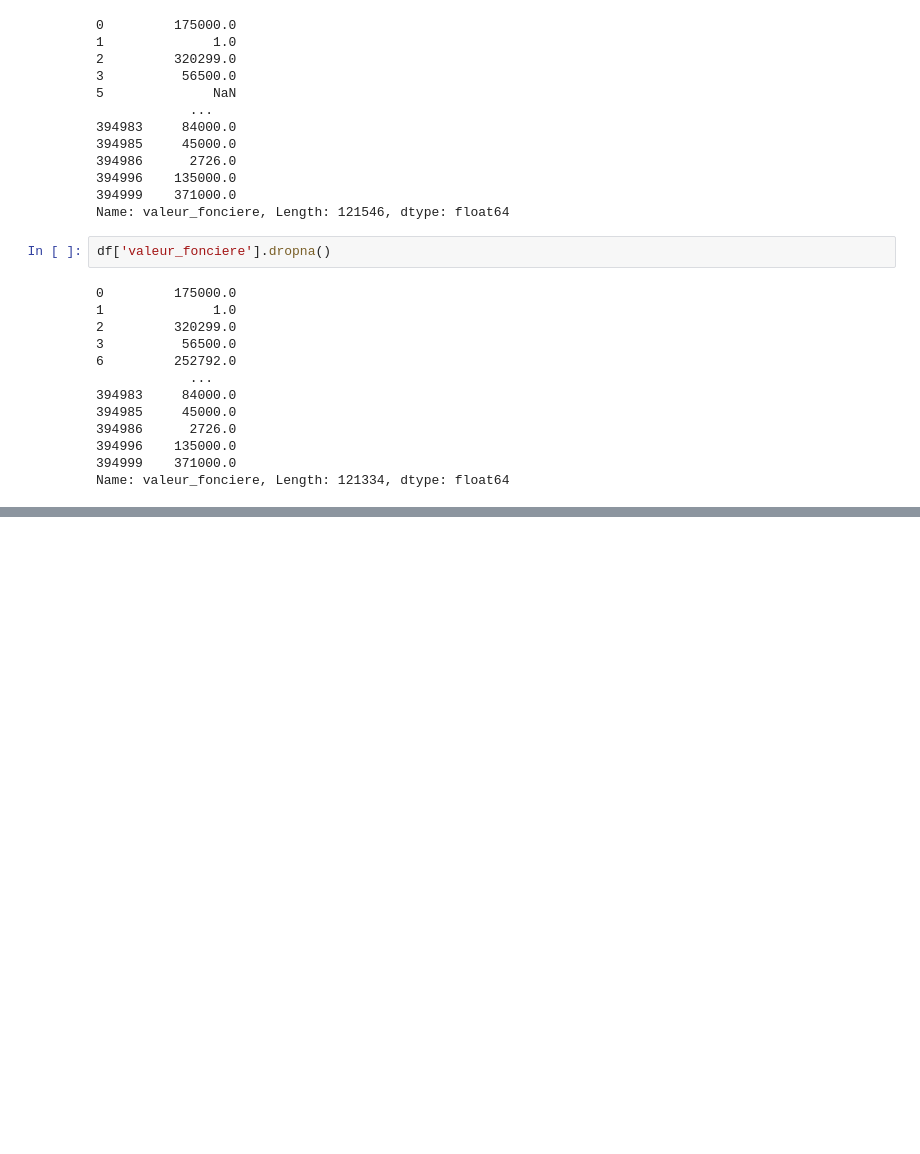
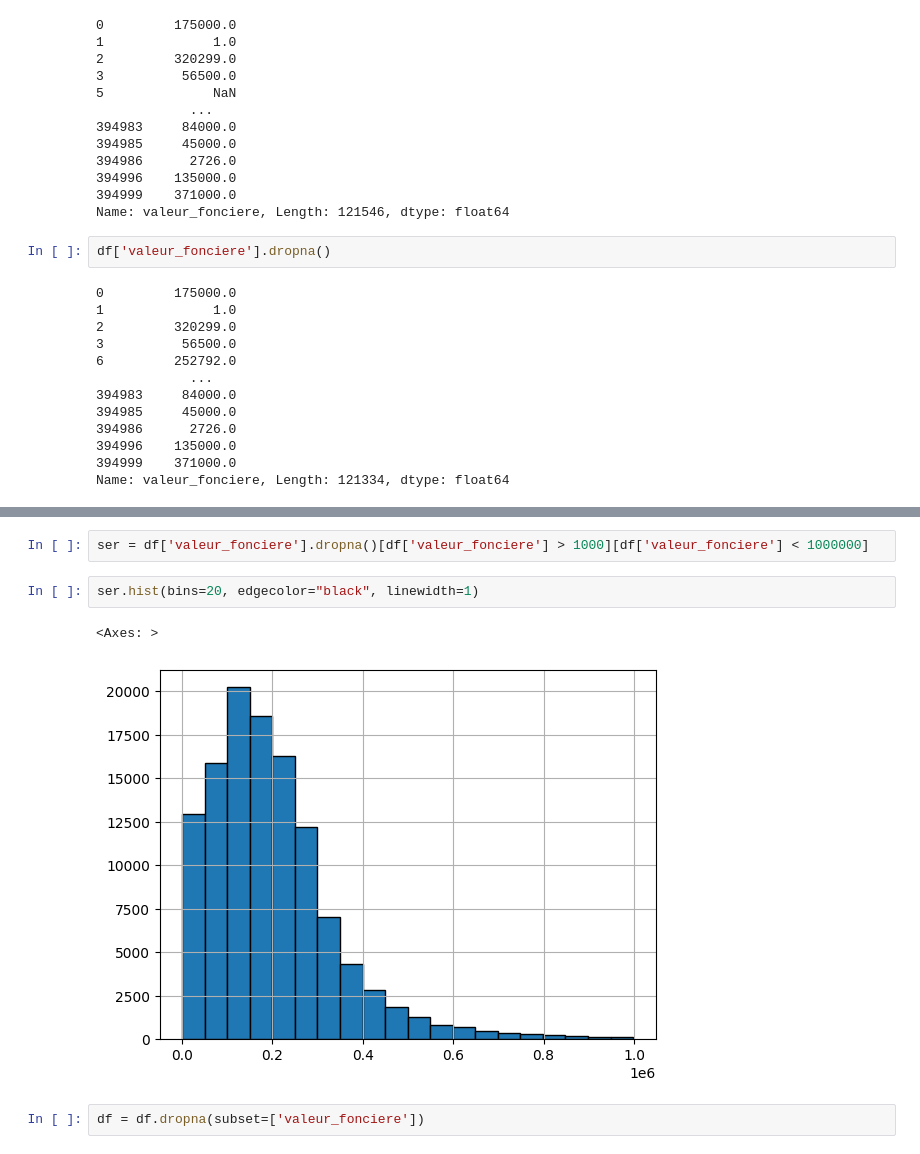
Before and after one commit to anatolethien/immo, a Jupyter notebook: lab.ipynb, the cells around one changed output, grey strips where cells are left out. Cells and saved outputs as stored; diff of their text form; blank space fills up the shorter version.

```diff
--- a/lab.ipynb
+++ b/lab.ipynb
@@ -55,0 +133,9 @@ Name: valeur_fonciere, dtype: float64
+# %%
+ser = df['valeur_fonciere'].dropna()[df['valeur_fonciere'] > 1000][df['valeur_fonciere'] < 1000000]
+# %%
+ser.hist(bins=20, edgecolor="black", linewidth=1)
+# %% [output]
+<Axes: >
+[figure, added]
+# %%
+df = df.dropna(subset=['valeur_fonciere'])
```
Also changed, not shown: parts of 12 cells of this notebook.
